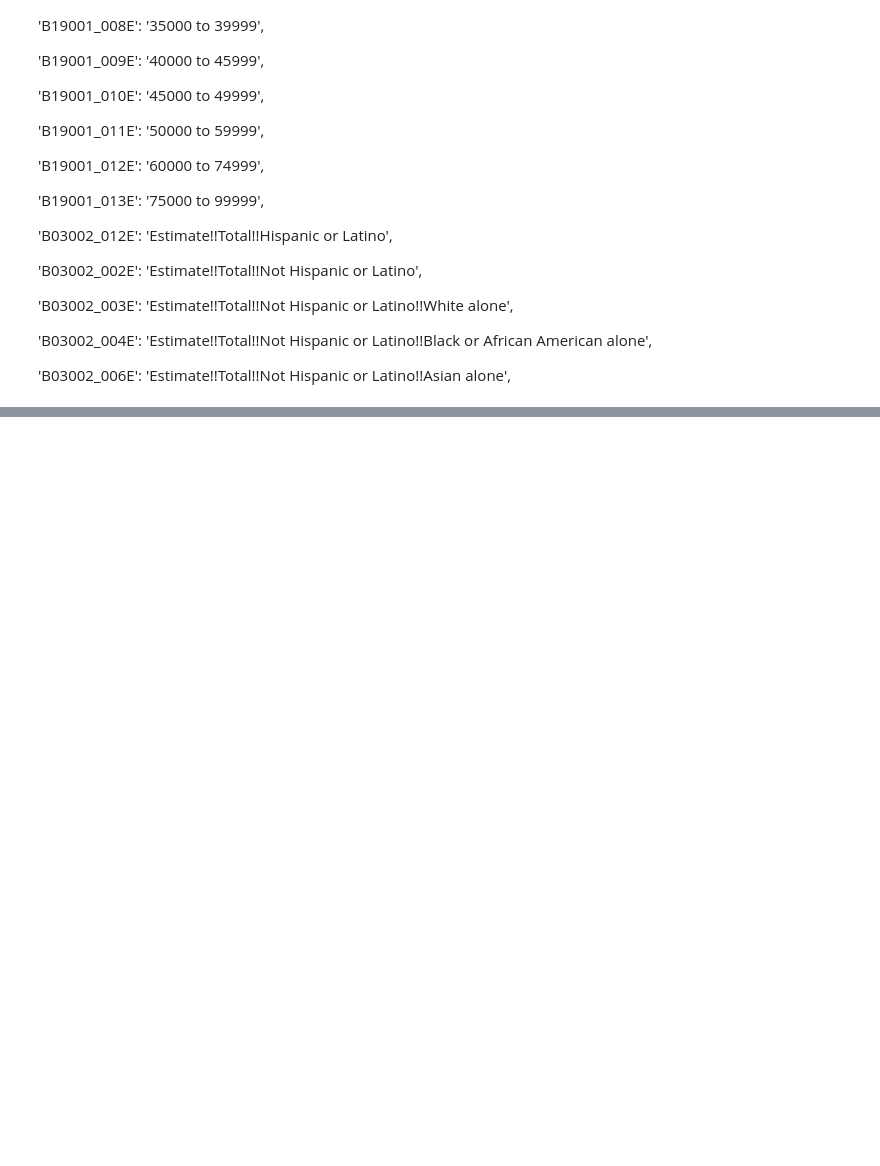
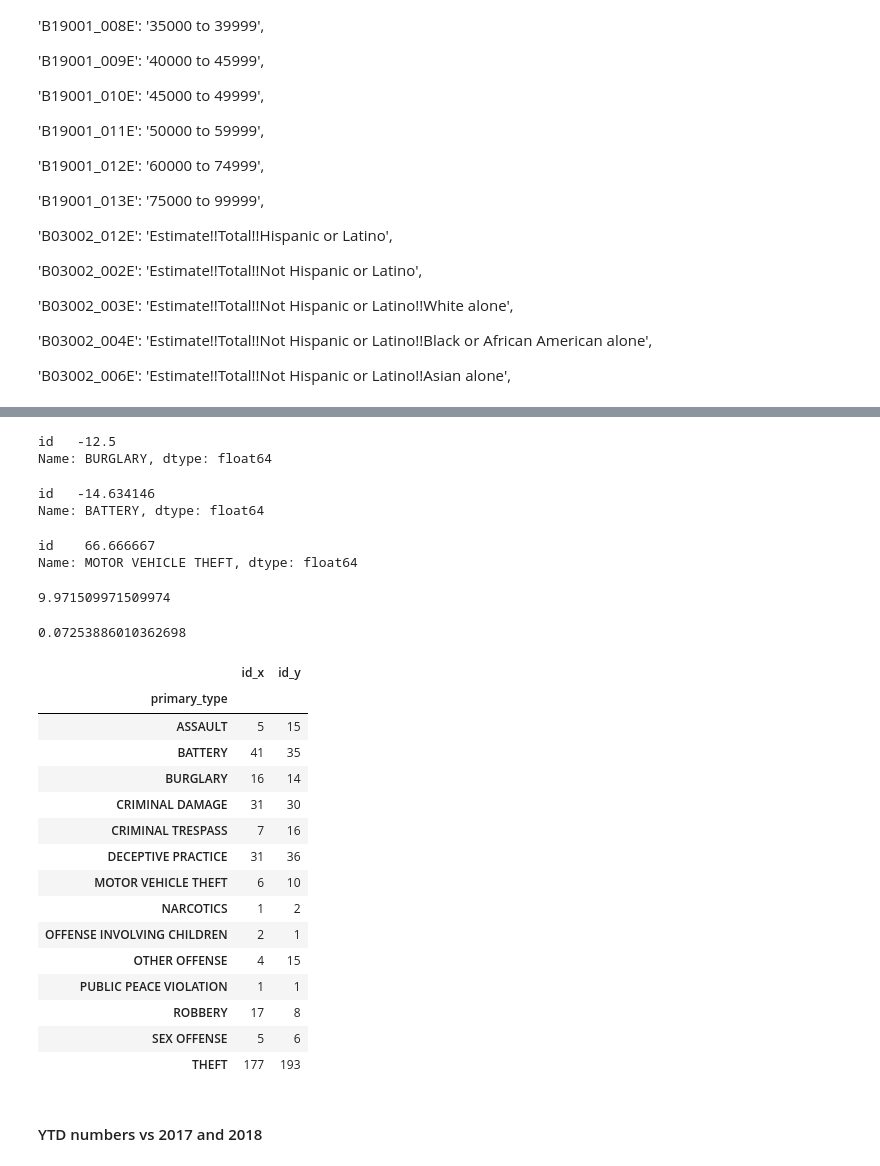
Before and after one commit to laurenjli/ml-pubpol, a Jupyter notebook: hw1/hw1_nb.ipynb, the cells around one changed output, grey strips where cells are left out. Drawn from its saved outputs; the diff is of its cells as text; code cells hidden in the pictures; blank space fills up the shorter version.

```diff
--- a/hw1/hw1_nb.ipynb
+++ b/hw1/hw1_nb.ipynb
@@ -861,0 +590,17 @@ round(1.52,1)
+# %%
+end_date_18 = pd.Timestamp(year=2018,month=7,day=26, hour = 23, minute= 59, second=59)
+sub = pd.Timedelta('29 days')
+start_date_18 = end_date_18 - sub
+# %%
+end_date_17 = pd.Timestamp(year=2017, month=7, day=26, hour = 23, minute= 59, second=59)
+sub = pd.Timedelta('29 days')
+start_date_17 = end_date_17 - sub
+
+#start_date_17
+# %%
+filter_17 = ward_43_17[(ward_43_17['date'] >= start_date_17) & (ward_43_17['date'] <= end_date_17)]
+filter_18 = ward_43_18[(ward_43_18['date'] >= start_date_18) & (ward_43_18['date'] <= end_date_18)]
+# %%
+tgt_types = ['ROBBERY', 'BURGLARY', 'MOTOR VEHICLE THEFT', 'BATTERY']
+count_17 = filter_17.groupby('primary_type').count()[['id']]
+count_18 = filter_18.groupby('primary_type').count()[['id']]
@@ -861,0 +615,52 @@ round(1.52,1)
+# %%
+burg_17 = count_17.loc['BURGLARY']
+burg_18 = count_18.loc['BURGLARY']
+(burg_18/burg_17 -1)*100
+# %% [output]
+id   -12.5
+Name: BURGLARY, dtype: float64
+# %%
+bat_17 = count_17.loc['BATTERY']
+bat_18 = count_18.loc['BATTERY']
+(bat_18/bat_17-1)*100
+# %% [output]
+id   -14.634146
+Name: BATTERY, dtype: float64
+# %%
+mv_17 = count_17.loc['MOTOR VEHICLE THEFT']
+mv_18 = count_18.loc['MOTOR VEHICLE THEFT']
+(mv_18/mv_17-1)*100
+# %% [output]
+id    66.666667
+Name: MOTOR VEHICLE THEFT, dtype: float64
+# %%
+totl_17 = filter_17.shape[0]
+totl_18 = filter_18.shape[0]
+(totl_18/totl_17 -1)*100
+# %% [output]
+9.971509971509974
+# %%
+(14+193)/(16+177)-1
+# %% [output]
+0.07253886010362698
+# %%
+pd.merge(count_17, count_18, on = 'primary_type')
+# %% [output]
+|  | id_x | id_y |
+| primary_type |  |  |
+| ASSAULT | 5 | 15 |
+| BATTERY | 41 | 35 |
+| BURGLARY | 16 | 14 |
+| CRIMINAL DAMAGE | 31 | 30 |
+| CRIMINAL TRESPASS | 7 | 16 |
+| DECEPTIVE PRACTICE | 31 | 36 |
+| MOTOR VEHICLE THEFT | 6 | 10 |
+| NARCOTICS | 1 | 2 |
+| OFFENSE INVOLVING CHILDREN | 2 | 1 |
+| OTHER OFFENSE | 4 | 15 |
+| PUBLIC PEACE VIOLATION | 1 | 1 |
+| ROBBERY | 17 | 8 |
+| SEX OFFENSE | 5 | 6 |
+| THEFT | 177 | 193 |
+# %% [markdown]
+#### YTD numbers vs 2017 and 2018
```
Also changed, not shown: parts of 55 cells of this notebook, 13 other files.
